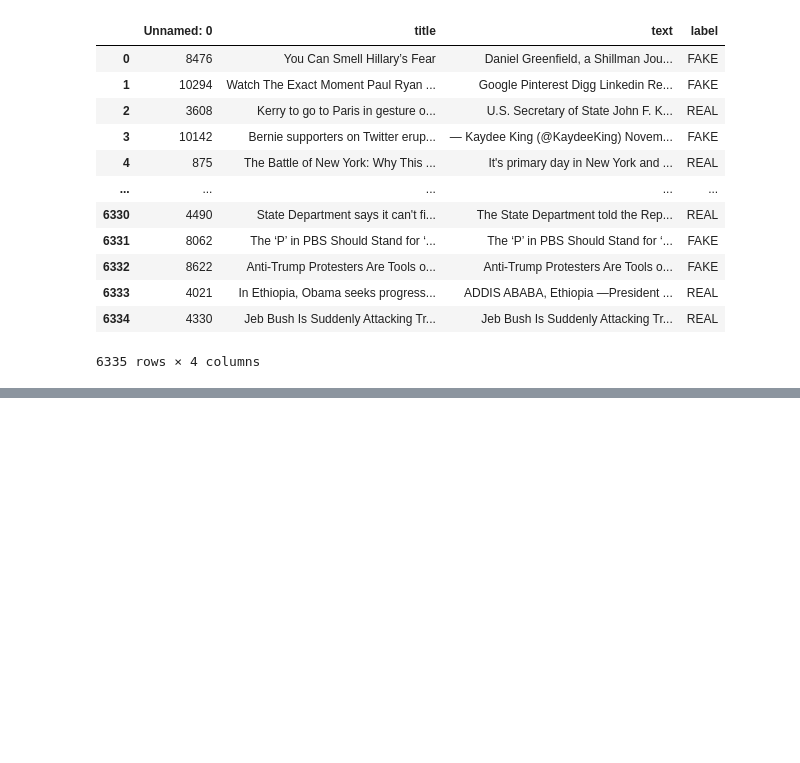
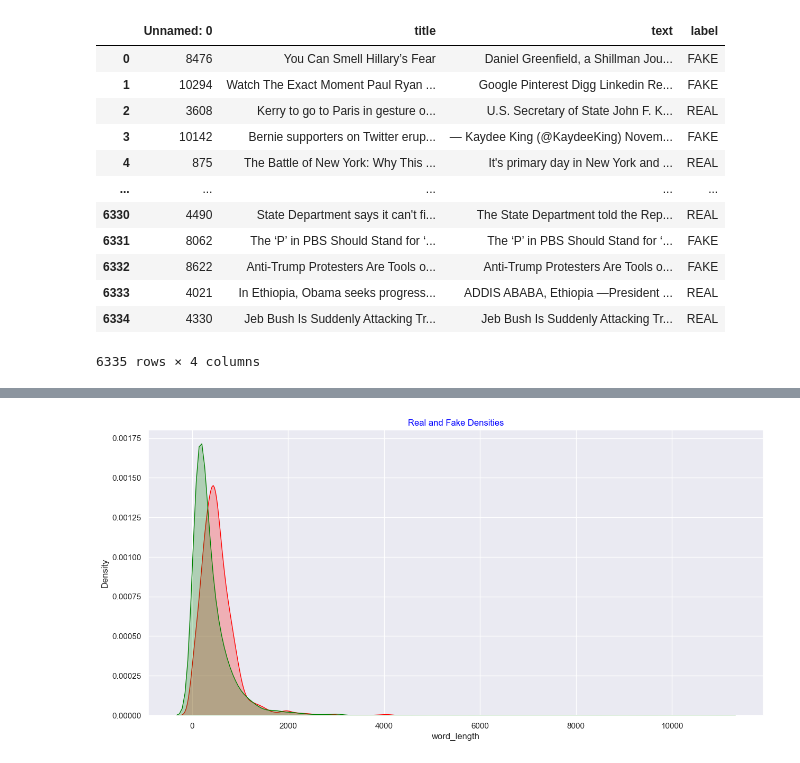
Before and after one commit to bandhavi2913/Fake-news-detection, a Jupyter notebook: Fake news detection.ipynb, the cells around one changed output, grey strips where cells are left out. Drawn from its saved outputs; the diff is of its cells as text; code cells hidden in the pictures; blank space fills up the shorter version.

```diff
--- a/Fake news detection.ipynb
+++ b/Fake news detection.ipynb
@@ -113,0 +265,11 @@ df.dropna()
+# %%
+sns.set(color_codes=True)
+plt.figure(figsize=(15,7))
+cmap=['red','green']
+labels=['REAL','FAKE']
+for label,clr in zip(labels,cmap):
+    sns.kdeplot(df.loc[(df['Label']==label),'word_length'],color=clr,shade=True,label=label)
+    plt.title("Real and Fake Densities",color="Blue")
+plt.show()
+# %% [output]
+[figure, added]
```
Also changed, not shown: parts of 22 cells of this notebook.
